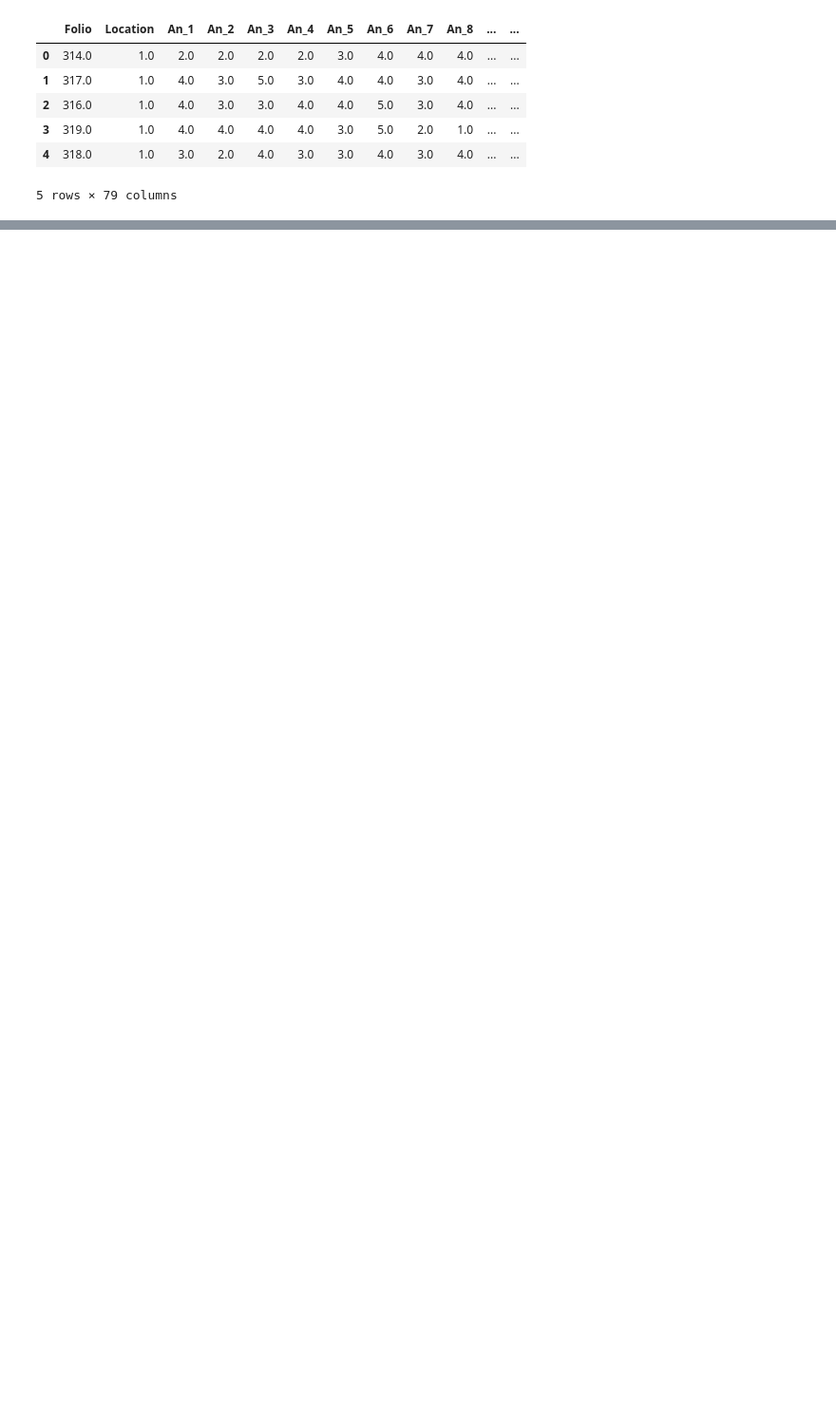
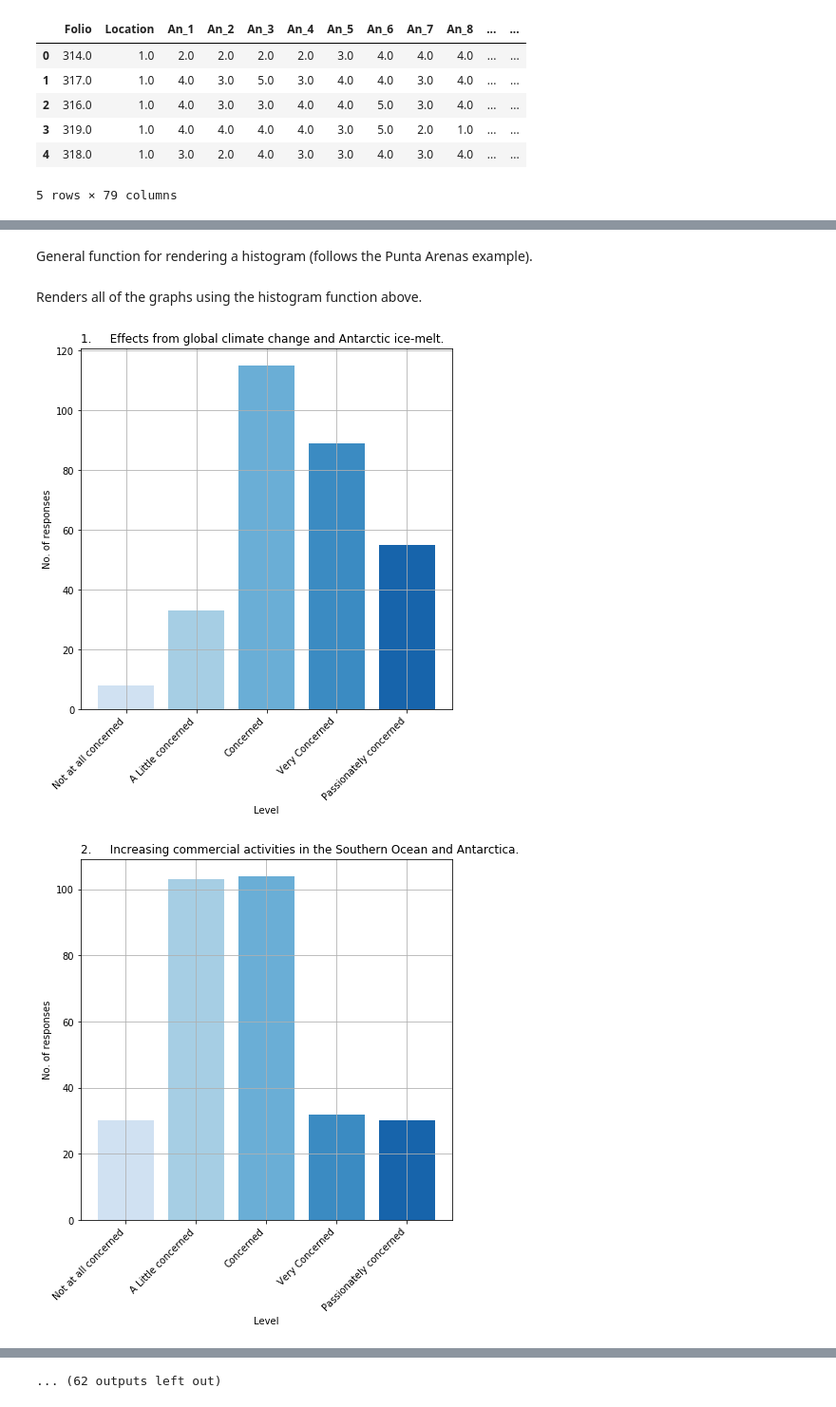
Before and after one commit to liammagee/data-analytics, a Jupyter notebook: CoS.ipynb, the cells around one changed output, grey strips where cells are left out. Shown at 95% size. Saved outputs shown, nothing was run; the diff lists cells and outputs as text; code cells hidden in the pictures; blank space fills up the shorter version.

Commit message:
Add Punta Arenas analysis

```diff
--- a/CoS.ipynb
+++ b/CoS.ipynb
@@ -9,5 +9,8 @@ Imports
 %autoreload 2
 %matplotlib inline
 
+import matplotlib.pyplot as plt
+import numpy as np
 import pandas as pd
 import savReaderWriter
+plt.rcParams["figure.figsize"] = (7,7)
@@ -29,0 +38,17 @@ pa_data.columns = [x.decode('utf-8') for x in metadata.varNames]
+# %%
+def get_var_label(var, metadata = pa_metadata):
+    return metadata.varLabels[bytes(var, encoding='utf-8')].decode('windows-1252')
+
+def get_value_labels(var, metadata = pa_metadata):
+    return dict([(k, v.decode('windows-1252')) for k, v in metadata.valueLabels[bytes(var, encoding='windows-1252')].items()])
+
+def freq_table(var, data = pa_data, metadata = pa_metadata):
+    return pd.DataFrame(list(get_value_labels(var).items()), columns=['index', get_var_label(var)]) \
+            .set_index('index', drop=True) \
+            .merge(pd.DataFrame(data[var].value_counts().sort_index()) \
+                   .rename(columns = {var: 'Frequency'}), \
+                   left_index = True, right_index = True) \
+
+def histogram(vars, data = pa_data):
+
+    return data[vars].sum(axis = 1)
@@ -49,0 +85,2 @@ pa_data.An_1.plot.hist()
+# %% [markdown]
+General function for rendering a histogram (follows the Punta Arenas example).
@@ -49,0 +126,21 @@ pa_data.An_1.plot.hist()
+# %% [markdown]
+Renders all of the graphs using the histogram function above.
+# %%
+cols_not_to_render = ['Folio', 'Location', 'Soc_2a', 'Soc_8', 'Soc_9a']
+cols_to_render = ['An_1', 'An_2', 'An_3', 'An_4', 'An_5', 'An_6',
+       'An_7', 'An_8', 'An_9', 'An_10', 'An_11', 'An_12', 'An_13', 'An_14',
+       'An_15', 'An_16', 'An_17', 'An_18', 'An_19', 'An_20', 'An_21', 'An_22',
+       'An_23a', 'An_23b', 'An_23c', 'Satis_1', 'Satis_2', 'Satis_3',
+       'Satis_4', 'Satis_5', 'Satis_6', 'Satis_7', 'Satis_8', 'Satis_9',
+       'Satis_10', 'Satis_11', 'Satis_12', 'Satis_13', 'Satis_14', 'Satis_15',
+       'Satis_16', 'Satis_17', 'Satis_18', 'Satis_19', 'Satis_20', 'Satis_21',
+       'Satis_22', 'Satis_23', 'Satis_24', 'Satis_25', 'Satis_26', 'Satis_27',
+       'Satis_28', 'Satis_29', 'Satis_30', 'Satis_31', 'Satis_32', 'Satis_33',
+       'Satis_34', 'Satis_35', 'Satis_36', 'Satis_37', 'Satis_38', 'Satis_39',
+       'Satis_40', 'Soc_1', 'Soc_3', 'Soc_2b', 'Soc_4', 'Soc_5',
+       'Soc_6', 'Soc_7', 'Soc_9b','Soc_10']
+
+[gen_histogram(x) for x in cols_to_render];
+# %% [output]
+[figure, added]
+[figure, added]
@@ -49,0 +157 @@ pa_data.An_1.plot.hist()
+... (62 outputs left out)
```
Also changed, not shown: parts of 9 cells of this notebook.
